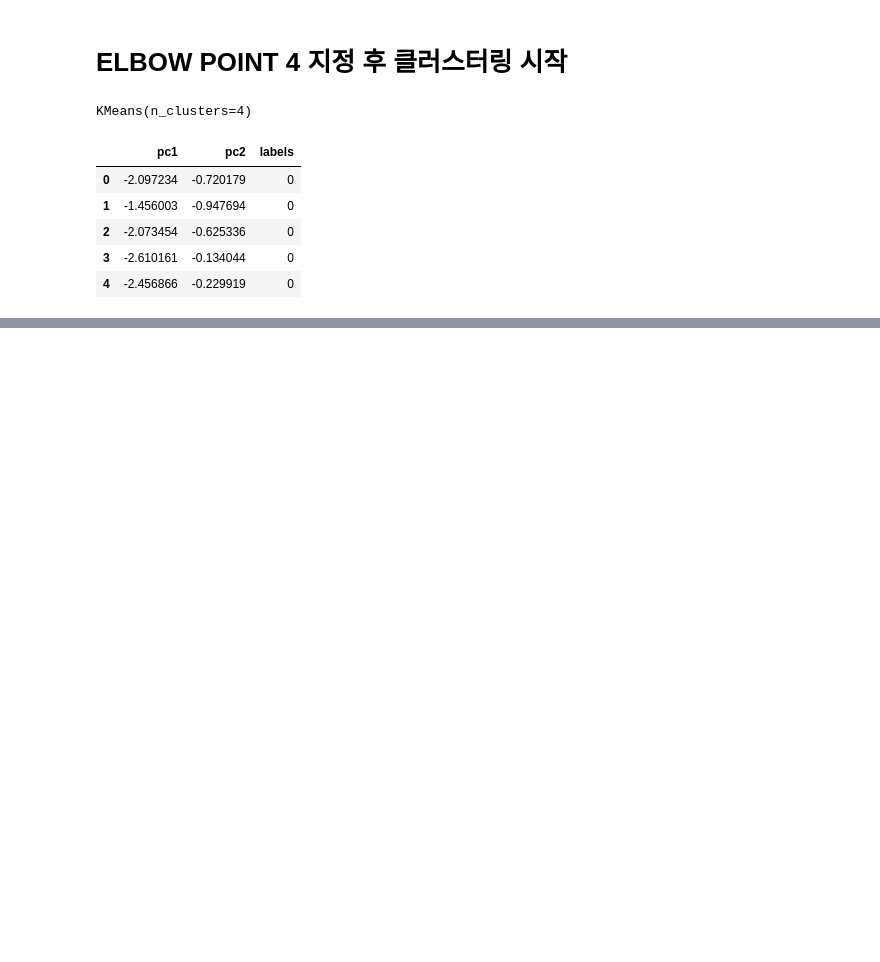
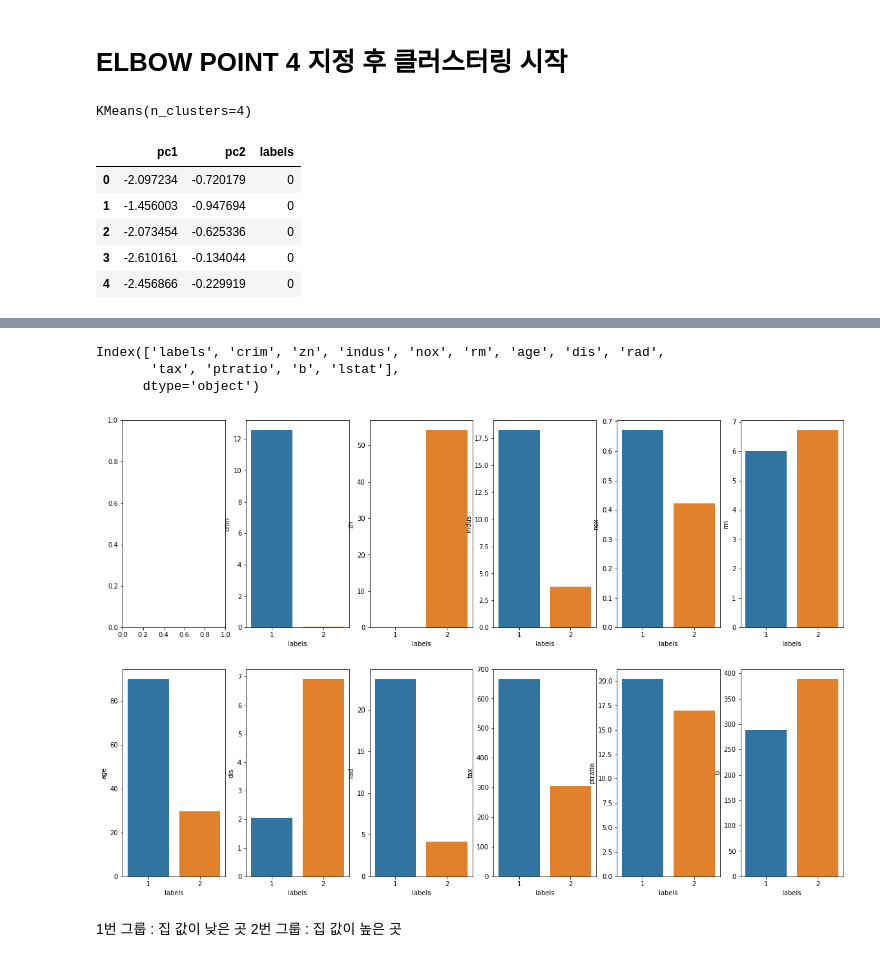
Before and after one commit to Jeong-Bin/Data-Analysis, a Jupyter notebook: 19_군집화(클러스터링) with K_means.ipynb, the cells around one changed output, grey strips where cells are left out. Cells and saved outputs as stored; diff of their text form; code cells hidden in the pictures; blank space fills up the shorter version.

```diff
--- a/19_군집화(클러스터링) with K_means.ipynb
+++ b/19_군집화(클러스터링) with K_means.ipynb
@@ -140,0 +222,20 @@ sns.scatterplot(data = data2, x = 'pc1', y = 'pc2', hue = 'labels')
+# %%
+column = group.columns
+column
+# %% [output]
+Index(['labels', 'crim', 'zn', 'indus', 'nox', 'rm', 'age', 'dis', 'rad',
+       'tax', 'ptratio', 'b', 'lstat'],
+      dtype='object')
+# %%
+# 반복문을 이용해서 그래프를 쉽게 그리자.
+
+f, ax = plt.subplots(2, 6, figsize=(20, 13))
+
+for i in range(1, 12) :
+    sns.barplot(data = group, x = 'labels', y = column[i], ax = ax[i//6, i%6])
+    # ax는 열의 개수만큼 이 공식대로 하면 0부터 차례로 번호를 넣을 수 있다!  //는 나누기, %는 나머지
+# %% [output]
+[figure, added]
+# %% [markdown]
+1번 그룹 : 집 값이 낮은 곳
+2번 그룹 : 집 값이 높은 곳
```
Also changed, not shown: parts of 16 cells of this notebook.
